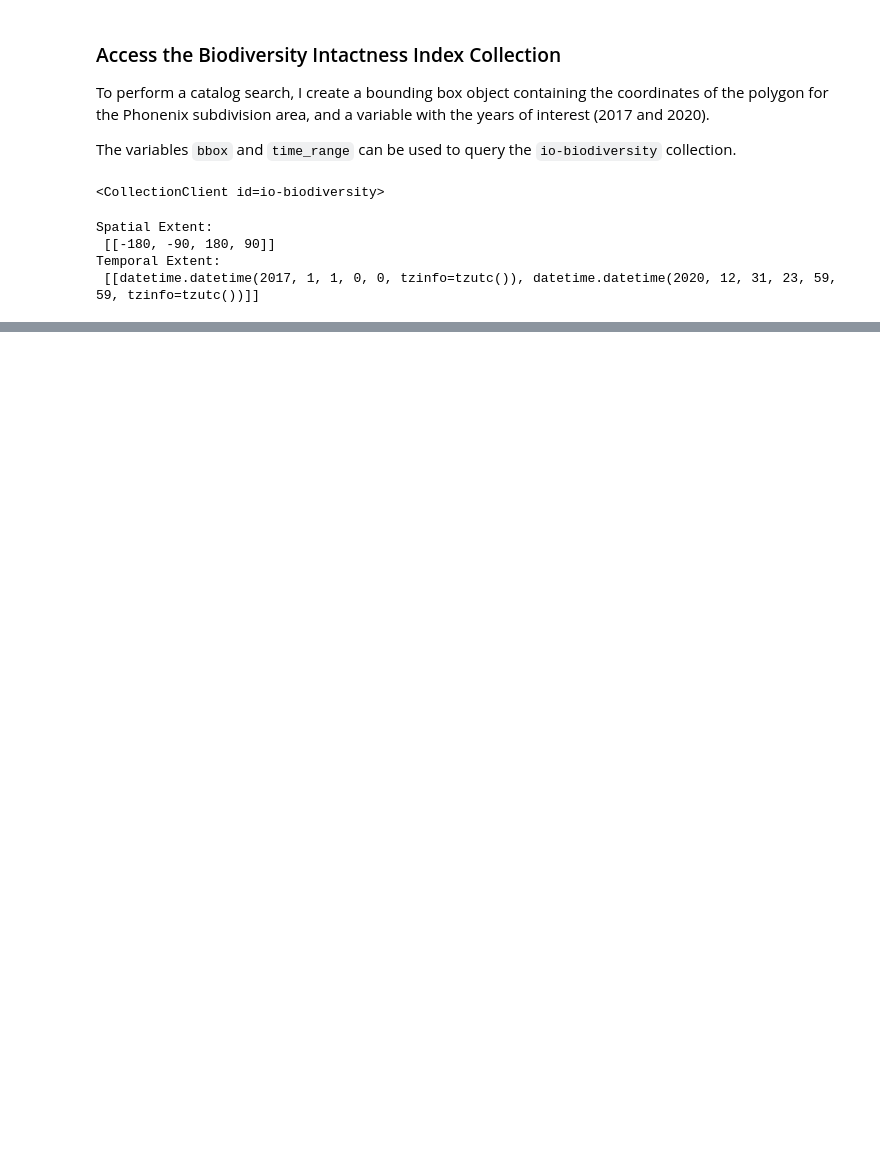
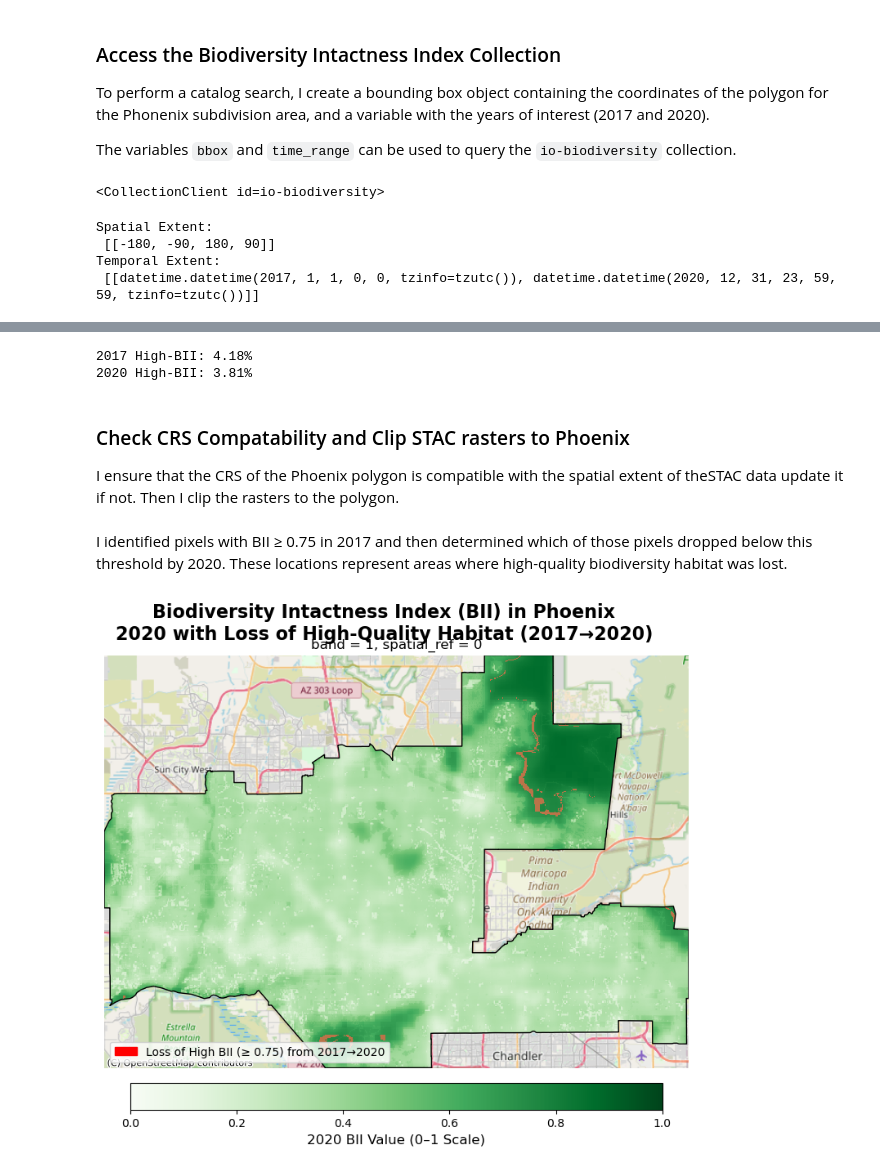
Before and after one commit to kaimorquecho/eds220_biodiversity_phoenix_az, a Jupyter notebook: biodiversity_intactness_arizona.ipynb, the cells around one changed output, grey strips where cells are left out. Cells and saved outputs as stored; diff of their text form; code cells hidden in the pictures; blank space fills up the shorter version.

```diff
--- a/biodiversity_intactness_arizona.ipynb
+++ b/biodiversity_intactness_arizona.ipynb
@@ -145,0 +129,70 @@ for year in years:
+# %%
+pct_2017 = (bii_2017.sum() / bii_2017.count()) * 100
+pct_2020 = (bii_2020.sum() / bii_2020.count()) * 100
+
+
+print(f"2017 High-BII: {pct_2017.item():.2f}%")
+print(f"2020 High-BII: {pct_2020.item():.2f}%")
+# %% [output]
+2017 High-BII: 4.18%
+2020 High-BII: 3.81%
+# %%
+phoenix_loss = bii_2017 & (~bii_2020)
+phoenix_loss_mask = phoenix_loss.where(phoenix_loss != 0)
+# %% [markdown]
+### Check CRS Compatability and Clip STAC rasters to Phoenix
+I ensure that the CRS of the Phoenix polygon is compatible with the spatial extent of theSTAC data update it if not. Then I clip the rasters to the polygon.
+# %% [markdown]
+I identified pixels with BII ≥ 0.75 in 2017 and then determined which of those pixels dropped below this threshold by 2020. These locations represent areas where high-quality biodiversity habitat was lost.
+# %%
+phoenix_2020_web = phoenix_2020.rio.reproject("EPSG:3857")
+loss_web = phoenix_loss_mask.rio.reproject("EPSG:3857")
+boundary_web = phoenix_shape.to_crs("EPSG:3857")
+# %%
+
+
+fig, ax = plt.subplots(figsize=(12, 8))
+
+# Title block
+plt.suptitle("Biodiversity Intactness Index (BII) in Phoenix\n2020 with Loss of High-Quality Habitat (2017→2020)",
+             fontsize=16, fontweight="bold", y=0.96)
+
+# Plot background 2020 BII raster
+im = phoenix_2020_web.plot(
+    ax=ax,
+    cmap="Greens",
+    vmin=0,
+    vmax=1,
+    add_colorbar=False
+)
+
+# Add a colorbar with ticks
+cbar = fig.colorbar(im, ax=ax, shrink=0.7, pad=0.03, orientation="horizontal")
+cbar.set_label("2020 BII Value (0–1 Scale)", fontsize=12)
+cbar.set_ticks(np.linspace(0, 1, 6))
+cbar.ax.tick_params(labelsize=10)
+
+# Plot loss mask (red)
+loss_web.plot(
+    ax=ax,
+    cmap="Reds",
+    alpha=0.7,
+    add_colorbar=False
+)
+
+# City boundary
+boundary_web.boundary.plot(ax=ax, color="black", linewidth=1)
+
+# Add basemap
+ctx.add_basemap(ax, source=ctx.providers.OpenStreetMap.Mapnik)
+
+# Legend
+loss_patch = mpatches.Patch(color='red', label="Loss of High BII (≥ 0.75) from 2017→2020")
+ax.legend(handles=[loss_patch], loc="lower left")
+
+# Clean up axes
+ax.set_axis_off()
+
+plt.show()
+# %% [output]
+[figure, added]
```
Also changed, not shown: parts of 12 cells of this notebook.
